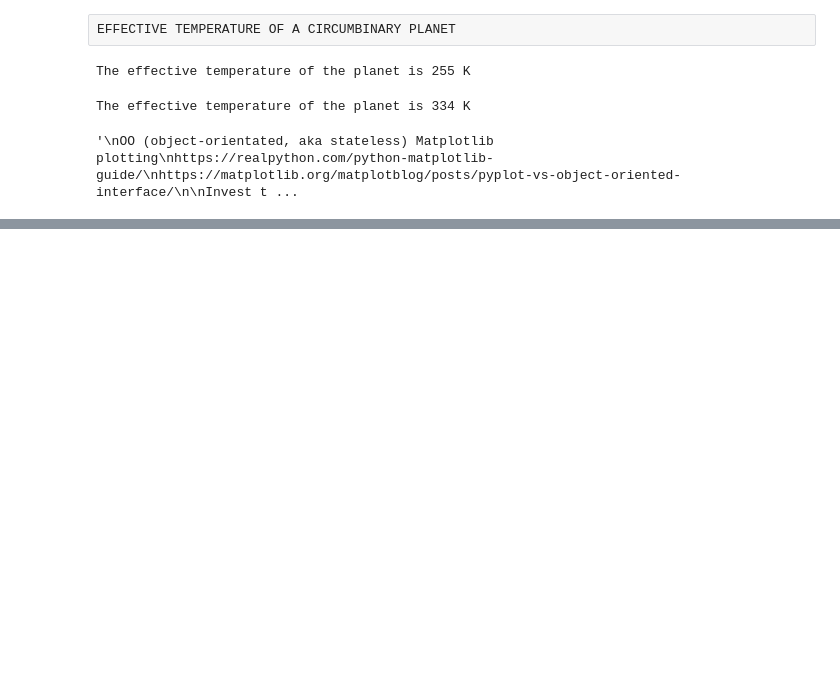
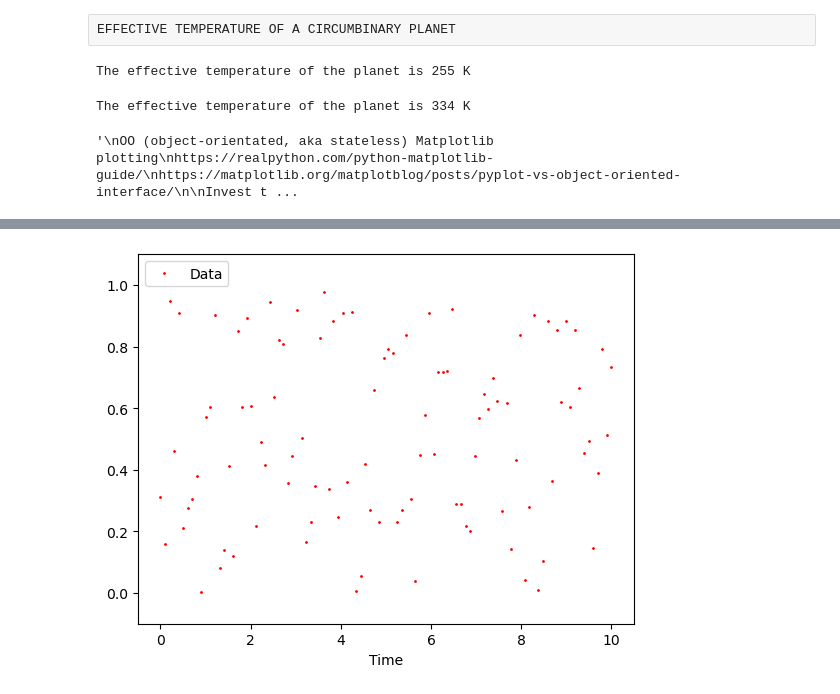
Before and after one commit to spyphyz/msc_sandbox, a Jupyter notebook: msc_sandbox.ipynb, the cells around one changed output, grey strips where cells are left out. Saved outputs shown, nothing was run; the diff lists cells and outputs as text; code cells hidden in the pictures; blank space fills up the shorter version.

```diff
--- a/msc_sandbox.ipynb
+++ b/msc_sandbox.ipynb
@@ -2576,0 +2583,10 @@ testing = np.arange(0, 10, 0.1)
+# %%
+"""The following is the OOP method of plotting"""
+fix, ax = plt.subplots()  # creates a figure and a set of subplots
+ax.plot(x, y, 'o', ms=1, color='red', label='Data')  # plot the data; ms = markersize
+ax.legend(loc=2)  # adds a legend to the plot
+ax.set_xlabel('Time')  # adds a label to the x-axis
+ax.set_ylim(-0.1, 1.1)  # sets the limits of the y-axis
+plt.show()  # display the plot
+# %% [output]
+[figure, added]
```
Also changed, not shown: parts of 2 cells of this notebook.
